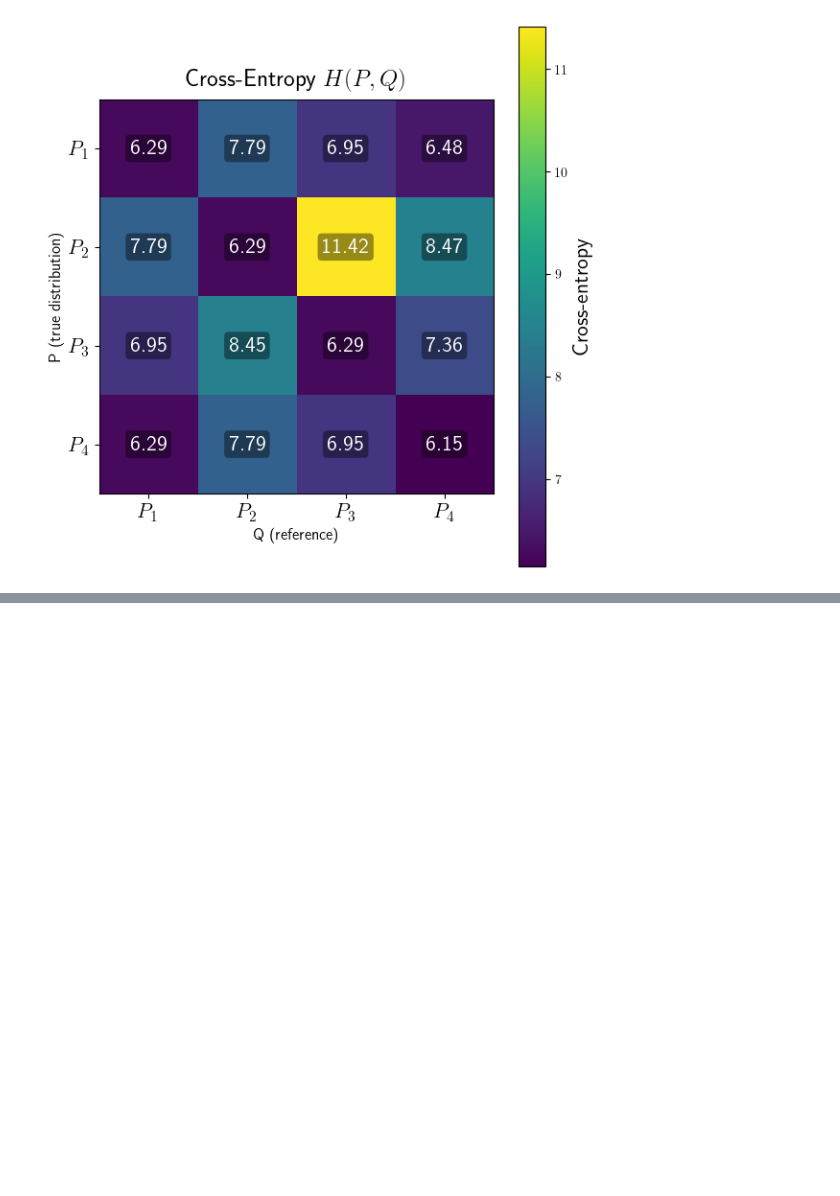
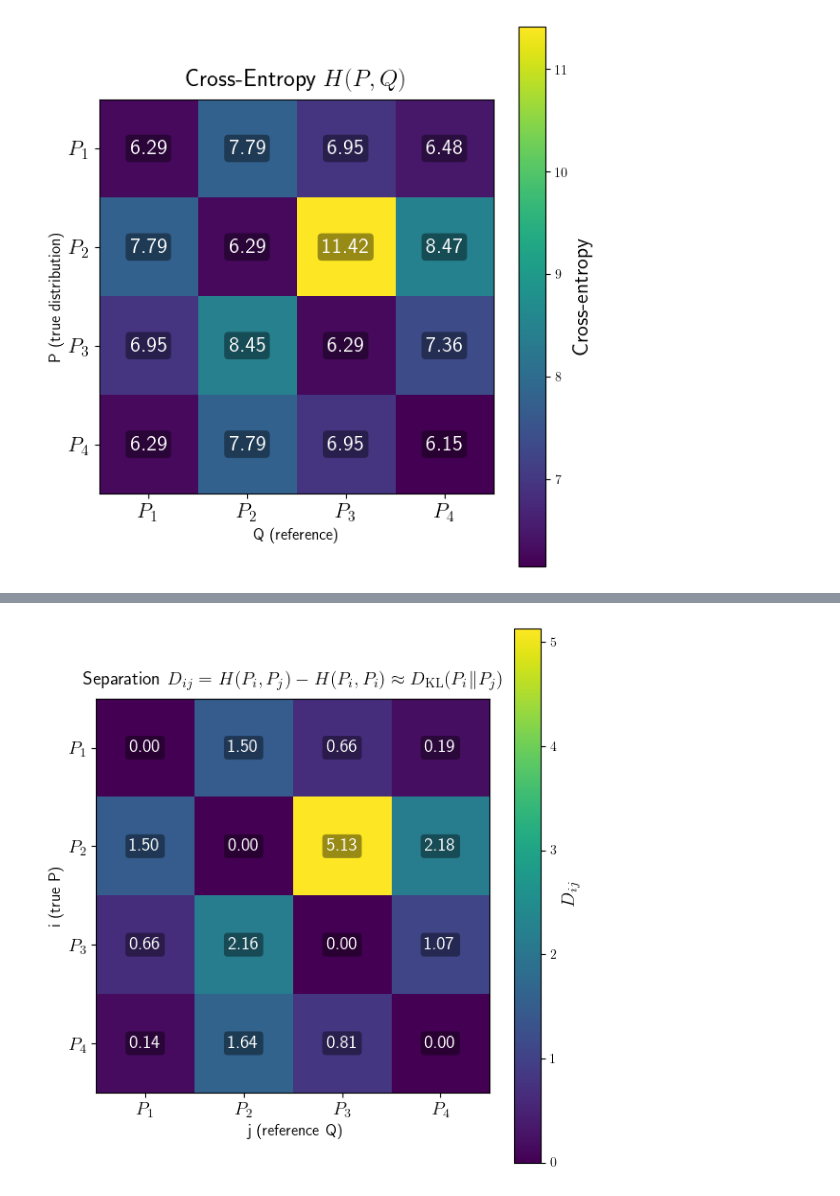
Before and after one commit to Rachel-0420/Cross-Entropy-Fast-Transient, a Jupyter notebook: HighD Normal Distribution.ipynb, the cells around one changed output, grey strips where cells are left out. Saved outputs shown, nothing was run; the diff lists cells and outputs as text; code cells hidden in the pictures; blank space fills up the shorter version.

```diff
--- a/HighD Normal Distribution.ipynb
+++ b/HighD Normal Distribution.ipynb
@@ -414,0 +452,35 @@ Pair-Wise Cross Entropy Visualization
+# %%
+# Visualize D_ij = H_ij - H_ii
+fig, ax = plt.subplots(figsize=(6, 6))
+im = ax.imshow(D_discrete, cmap="viridis", aspect="equal")
+
+labels = [rf"$P_{k}$" for k in range(1, n + 1)]
+ax.set_xticks(range(n))
+ax.set_yticks(range(n))
+ax.set_xticklabels(labels)
+ax.set_yticklabels(labels)
+
+ax.set_xlabel("j (reference Q)", fontsize=12)
+ax.set_ylabel("i (true P)", fontsize=12)
+ax.set_title(r"Separation $D_{ij}=H(P_i,P_j)-H(P_i,P_i)\approx D_{\mathrm{KL}}(P_i\|P_j)$",
+             pad=10, fontsize=14)
+
+for i in range(n):
+    for j in range(n):
+        ax.text(
+            j, i,
+            f"{D_discrete[i, j]:.2f}",
+            ha="center", va="center",
+            fontsize=14,
+            color="white",
+            bbox=dict(boxstyle="round,pad=0.20", fc="black", ec="none", alpha=0.40)
+        )
+
+cbar = fig.colorbar(im, ax=ax)
+cbar.set_label(r"$D_{ij}$", rotation=90, fontsize=14)
+
+ax.tick_params(axis="both", labelsize=14)
+plt.tight_layout()
+plt.show()
+# %% [output]
+[figure, added]
```
Also changed, not shown: parts of 3 cells of this notebook.
